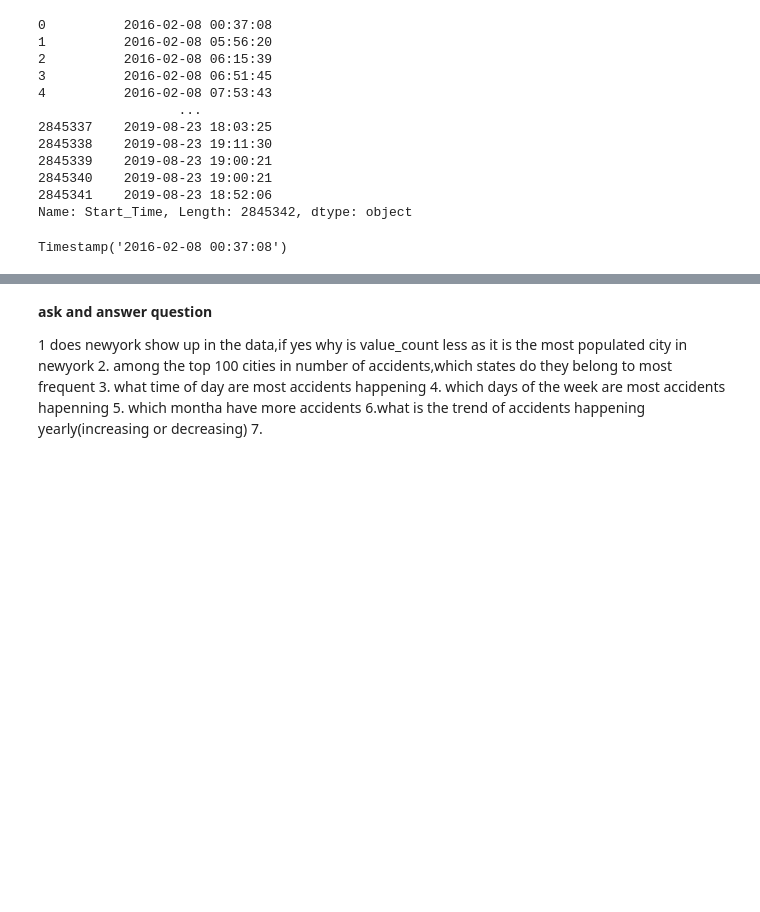
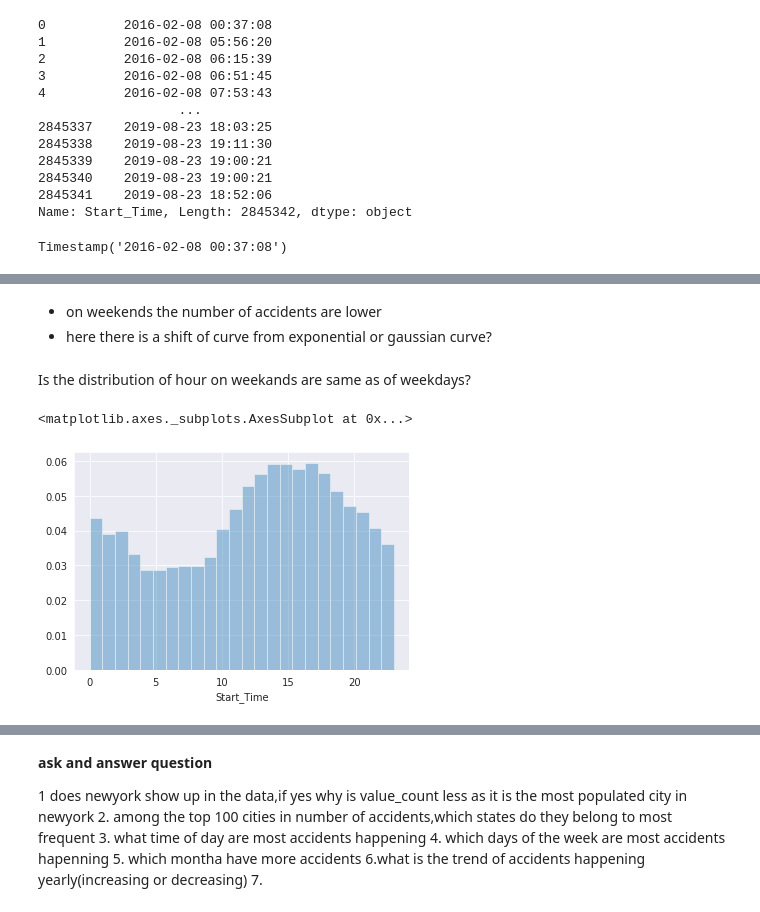
Before and after one commit to gagan-1999/accidents, a Jupyter notebook: accidents.ipynb, the cells around one changed output, grey strips where cells are left out. Cells and saved outputs as stored; diff of their text form; code cells hidden in the pictures; blank space fills up the shorter version.

```diff
--- a/accidents.ipynb
+++ b/accidents.ipynb
@@ -315,0 +338,11 @@ Timestamp('2016-02-08 00:37:08')
+# %% [markdown]
+- on weekends the number of accidents are lower
+- here there is a shift of curve from exponential or gaussian curve?
+# %% [markdown]
+Is the distribution of hour on weekands are same as of weekdays?
+# %%
+sundays_start_time = df.Start_Time[df.Start_Time.dt.dayofweek ==  6]
+sns.distplot(sundays_start_time.dt.hour,bins=24,kde=False,norm_hist=True)
+# %% [output]
+<matplotlib.axes._subplots.AxesSubplot at 0x...>
+[figure, added]
```
Also changed, not shown: parts of 12 cells of this notebook.
